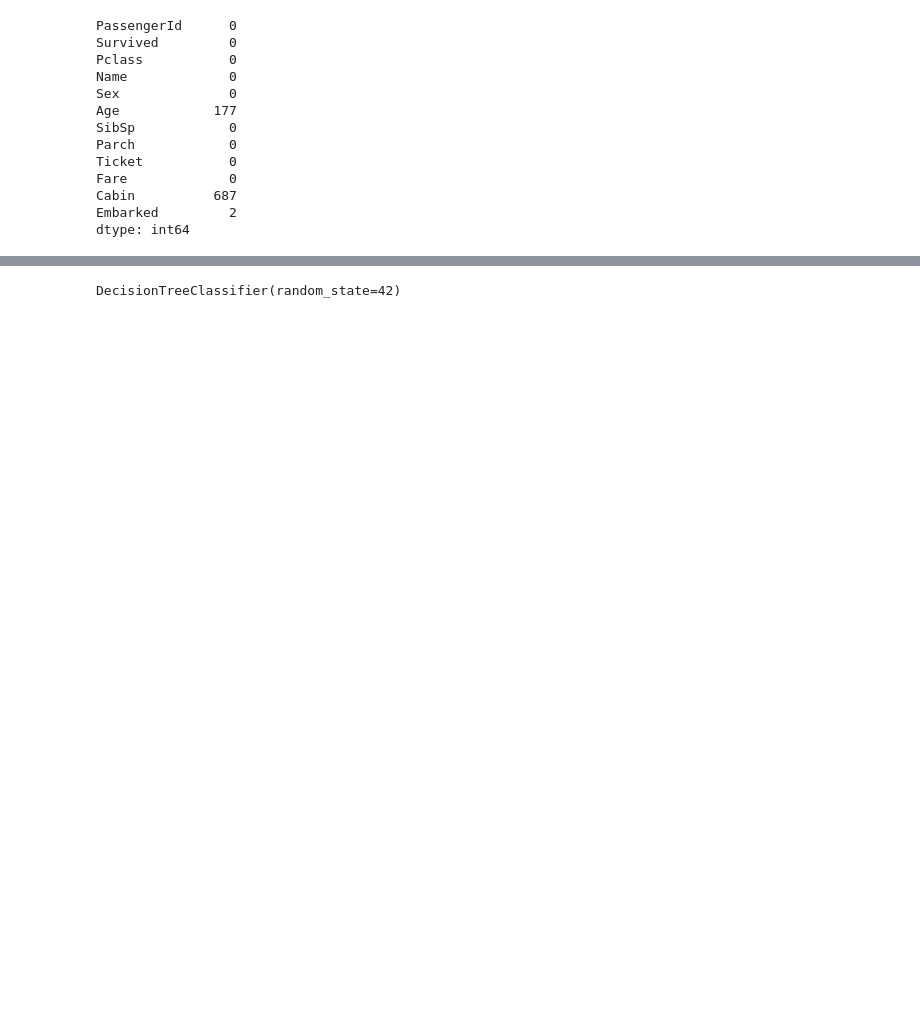
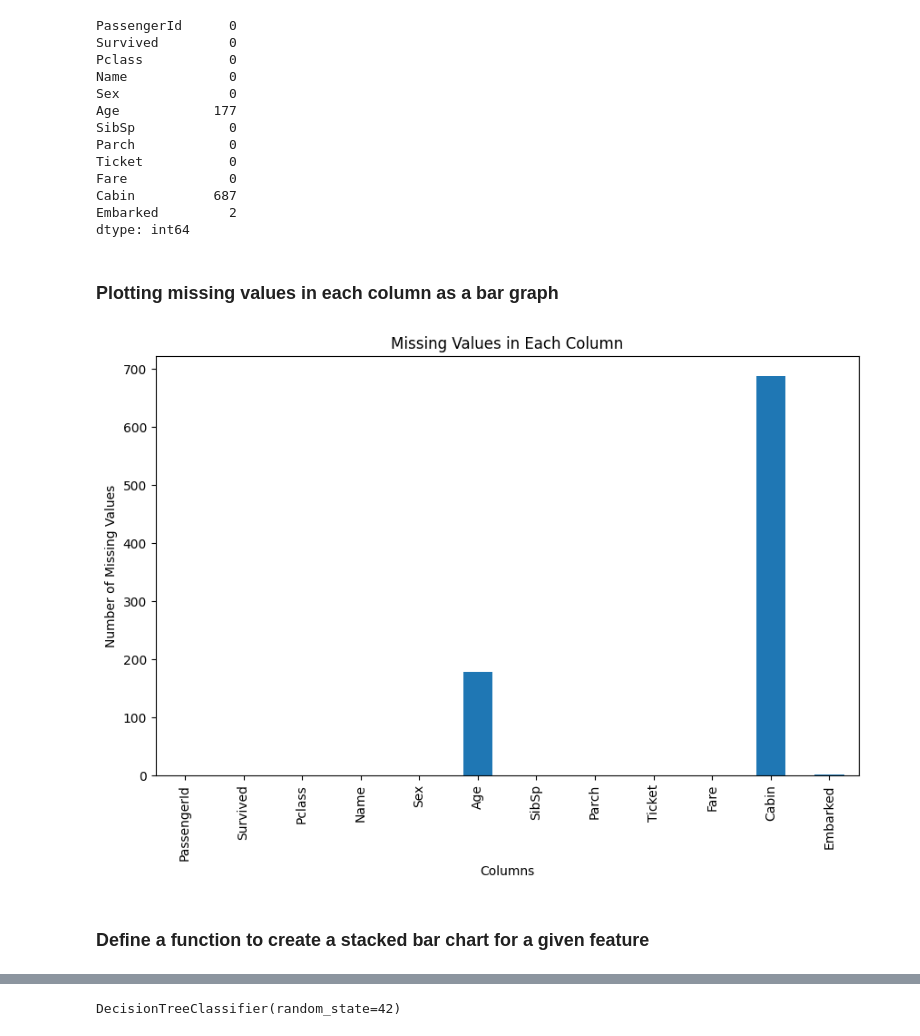
Before and after one commit to tanzirmehedi/IAB330-Applied-Internet-of-Things, a Jupyter notebook: Workshop 7/titanic.ipynb, the cells around one changed output, grey strips where cells are left out. Saved outputs shown, nothing was run; the diff lists cells and outputs as text; code cells hidden in the pictures; blank space fills up the shorter version.

```diff
--- a/Workshop 7/titanic.ipynb
+++ b/Workshop 7/titanic.ipynb
@@ -41,3 +98,16 @@ Fare             0
 Cabin          687
 Embarked         2
 dtype: int64
+# %% [markdown]
+### Plotting missing values in each column as a bar graph
+# %%
+plt.figure(figsize=(10, 6))
+missing_values.plot(kind='bar')
+plt.title('Missing Values in Each Column')
+plt.xlabel('Columns')
+plt.ylabel('Number of Missing Values')
+plt.show()
+# %% [output]
+[figure, added]
+# %% [markdown]
+### Define a function to create a stacked bar chart for a given feature
```
Also changed, not shown: parts of 129 cells of this notebook, 1 other file.
